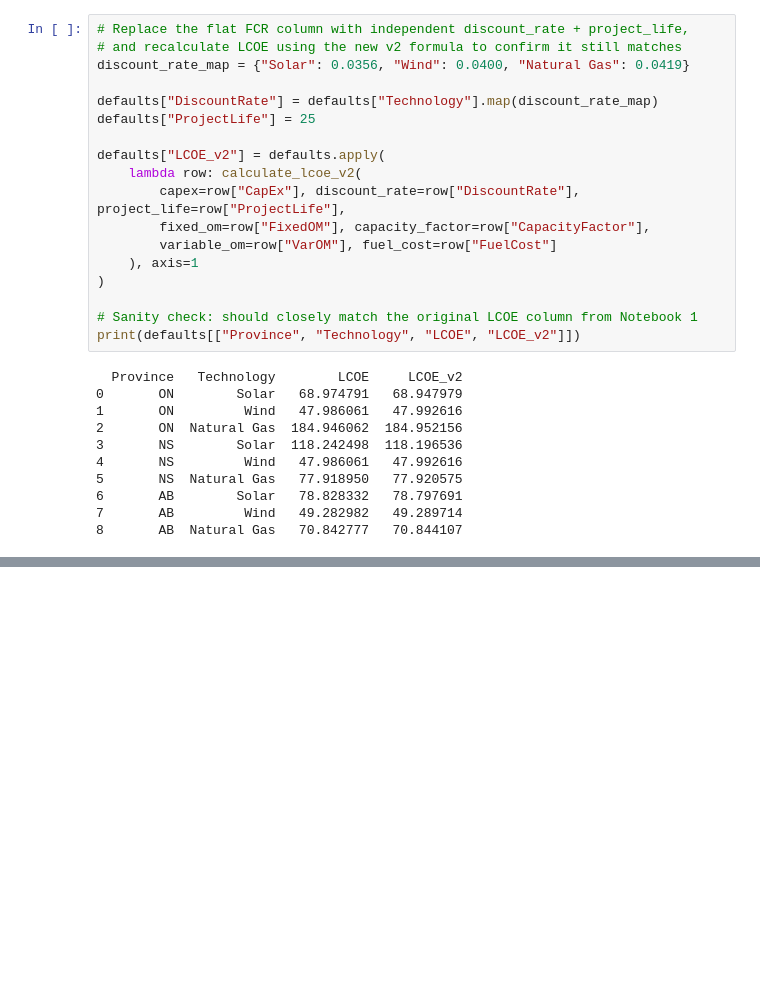
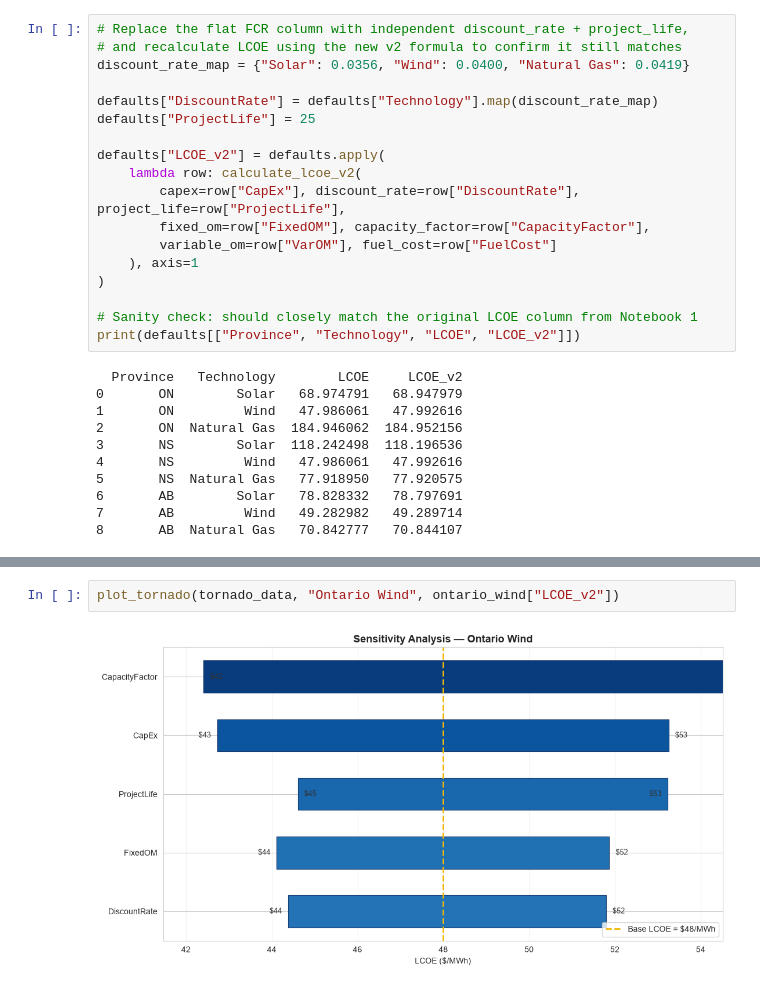
Before and after one commit to tmugomba/lcoe-optimization-tool, a Jupyter notebook: notebooks/02_sensitivity_analysis.ipynb, the cells around one changed output, grey strips where cells are left out. Drawn from its saved outputs; the diff is of its cells as text; blank space fills up the shorter version.

```diff
--- a/notebooks/02_sensitivity_analysis.ipynb
+++ b/notebooks/02_sensitivity_analysis.ipynb
@@ -189,0 +345,4 @@ print(defaults[["Province", "Technology", "LCOE", "LCOE_v2"]])
+# %%
+plot_tornado(tornado_data, "Ontario Wind", ontario_wind["LCOE_v2"])
+# %% [output]
+[figure, added]
```
Also changed, not shown: parts of 6 cells of this notebook.
